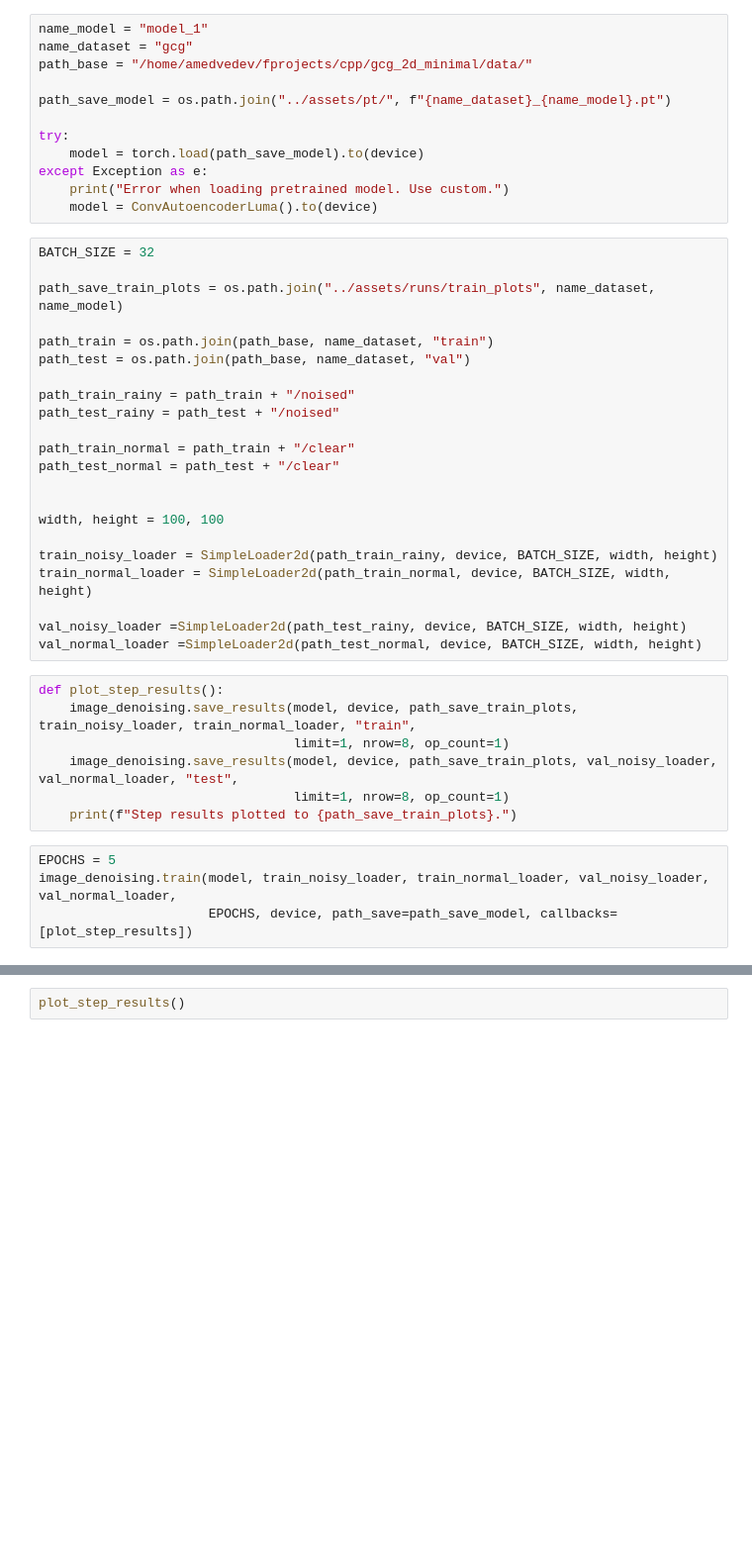
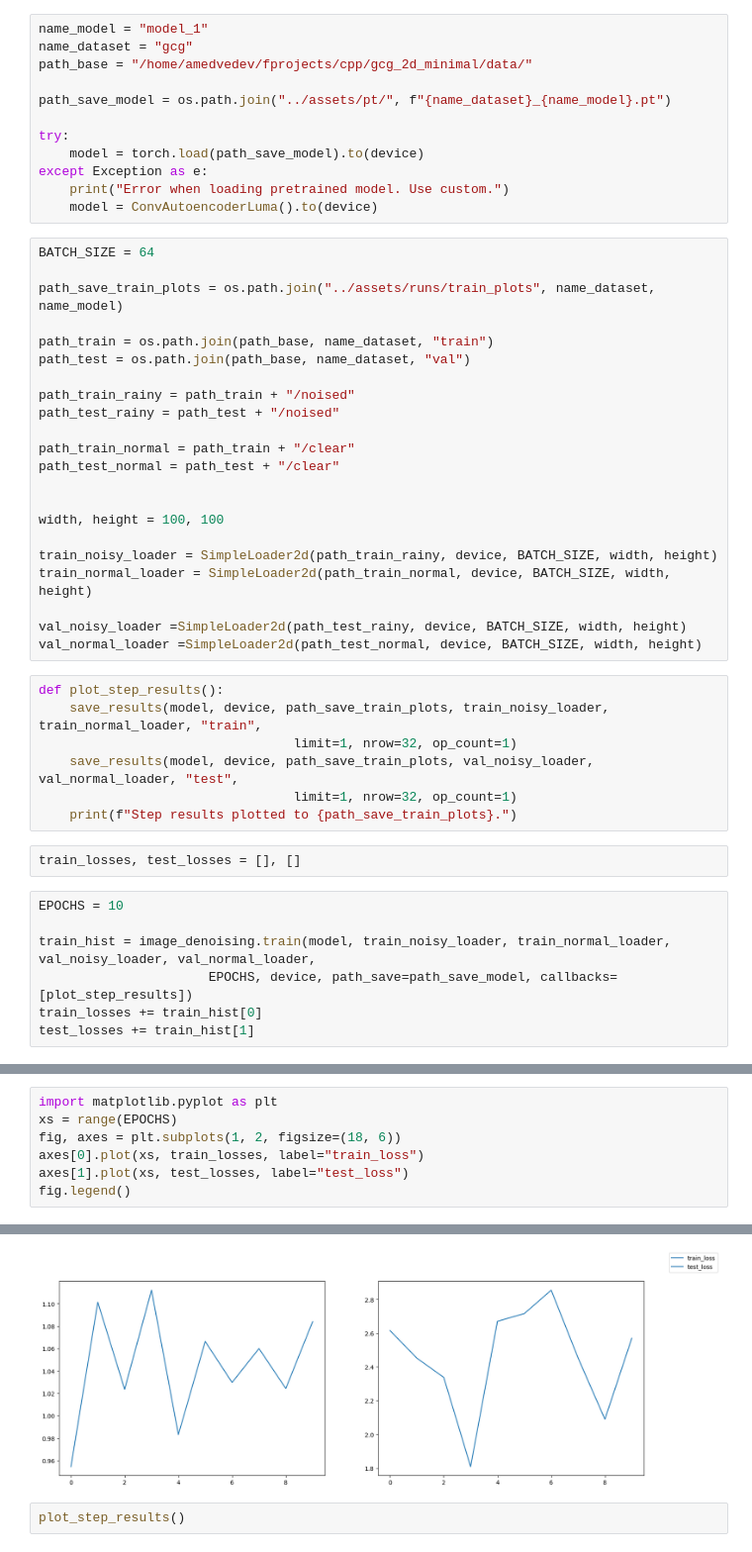
Before and after one commit to medaldev/DenoisingCNN, a Jupyter notebook: applications/matrix_denoising.ipynb, the cells around one changed output, grey strips where cells are left out. Shown at 99% size. Cells and saved outputs as stored; diff of their text form; blank space fills up the shorter version.

```diff
--- a/applications/matrix_denoising.ipynb
+++ b/applications/matrix_denoising.ipynb
@@ -22,7 +22,7 @@ except Exception as e:
     print("Error when loading pretrained model. Use custom.")
     model = ConvAutoencoderLuma().to(device)
 # %%
-BATCH_SIZE = 32
+BATCH_SIZE = 64
 
 path_save_train_plots = os.path.join("../assets/runs/train_plots", name_dataset, name_model)
 
@@ -45,15 +45,20 @@ val_noisy_loader =SimpleLoader2d(path_test_rainy, device, BATCH_SIZE, width, hei
 val_normal_loader =SimpleLoader2d(path_test_normal, device, BATCH_SIZE, width, height)
 # %%
 def plot_step_results():
-    image_denoising.save_results(model, device, path_save_train_plots, train_noisy_loader, train_normal_loader, "train",
-                                 limit=1, nrow=8, op_count=1)
-    image_denoising.save_results(model, device, path_save_train_plots, val_noisy_loader, val_normal_loader, "test",
-                                 limit=1, nrow=8, op_count=1)
+    save_results(model, device, path_save_train_plots, train_noisy_loader, train_normal_loader, "train",
+                                 limit=1, nrow=32, op_count=1)
+    save_results(model, device, path_save_train_plots, val_noisy_loader, val_normal_loader, "test",
+                                 limit=1, nrow=32, op_count=1)
     print(f"Step results plotted to {path_save_train_plots}.")
+# %%
+train_losses, test_losses = [], []
 # %%
-EPOCHS = 5
-image_denoising.train(model, train_noisy_loader, train_normal_loader, val_noisy_loader, val_normal_loader,
+EPOCHS = 10
+
+train_hist = image_denoising.train(model, train_noisy_loader, train_normal_loader, val_noisy_loader, val_normal_loader,
                       EPOCHS, device, path_save=path_save_model, callbacks=[plot_step_results])
+train_losses += train_hist[0]
+test_losses += train_hist[1]
 # %% [output]
 Step results plotted to ../assets/runs/train_plots/gcg/model_1.
 Training progress: |██████████████████████████████████████████████████| 100.0% Complete |
@@ -72,3 +77,11 @@ Model saved successfully at ../assets/pt/gcg_model_1.pt.
 Step results plotted to ../assets/runs/train_plots/gcg/model_1.
 
 ====================================================================================================
+# %%
+import matplotlib.pyplot as plt
+xs = range(EPOCHS)
+fig, axes = plt.subplots(1, 2, figsize=(18, 6))
+axes[0].plot(xs, train_losses, label="train_loss")
+axes[1].plot(xs, test_losses, label="test_loss")
+fig.legend()
+# %% [output]
@@ -75,3 +89,4 @@ Step results plotted to ../assets/runs/train_plots/gcg/model_1.
+[figure, added]
 # %%
 plot_step_results()
 # %% [output]
```
Also changed, not shown: parts of 4 cells of this notebook, 2 other files.
